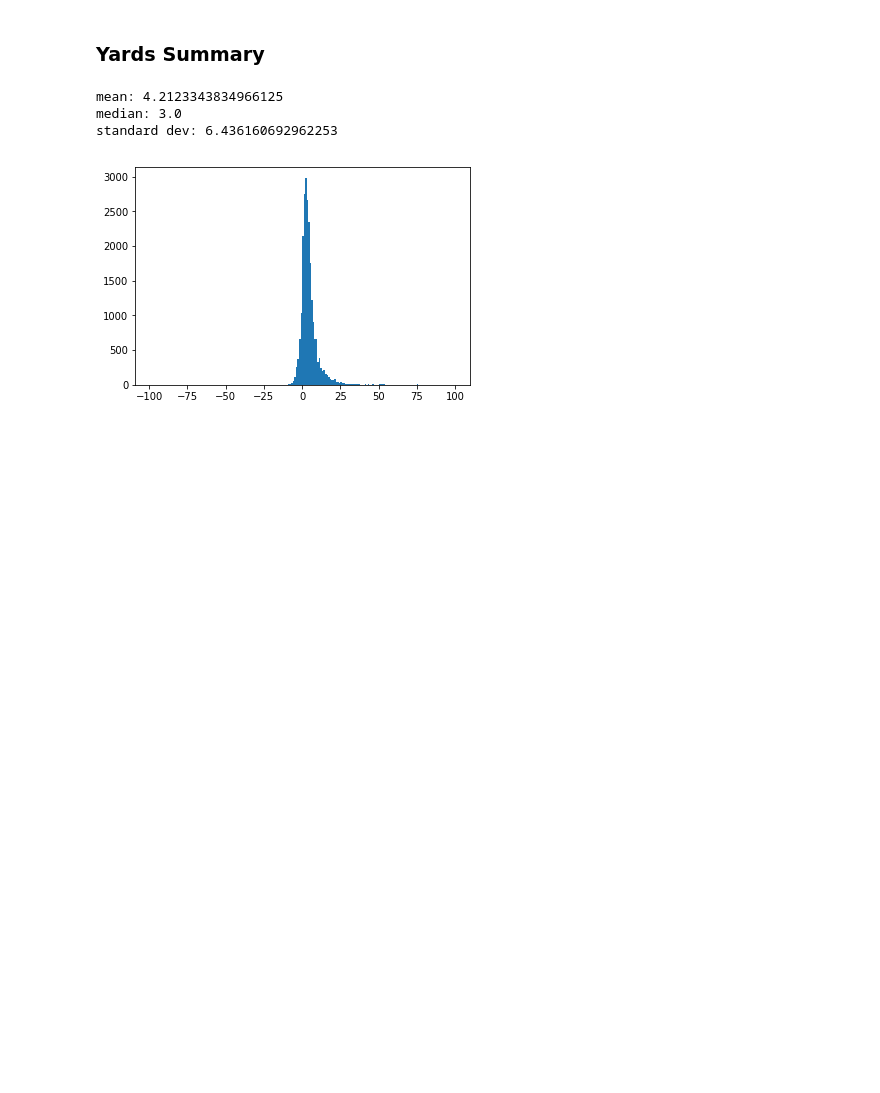
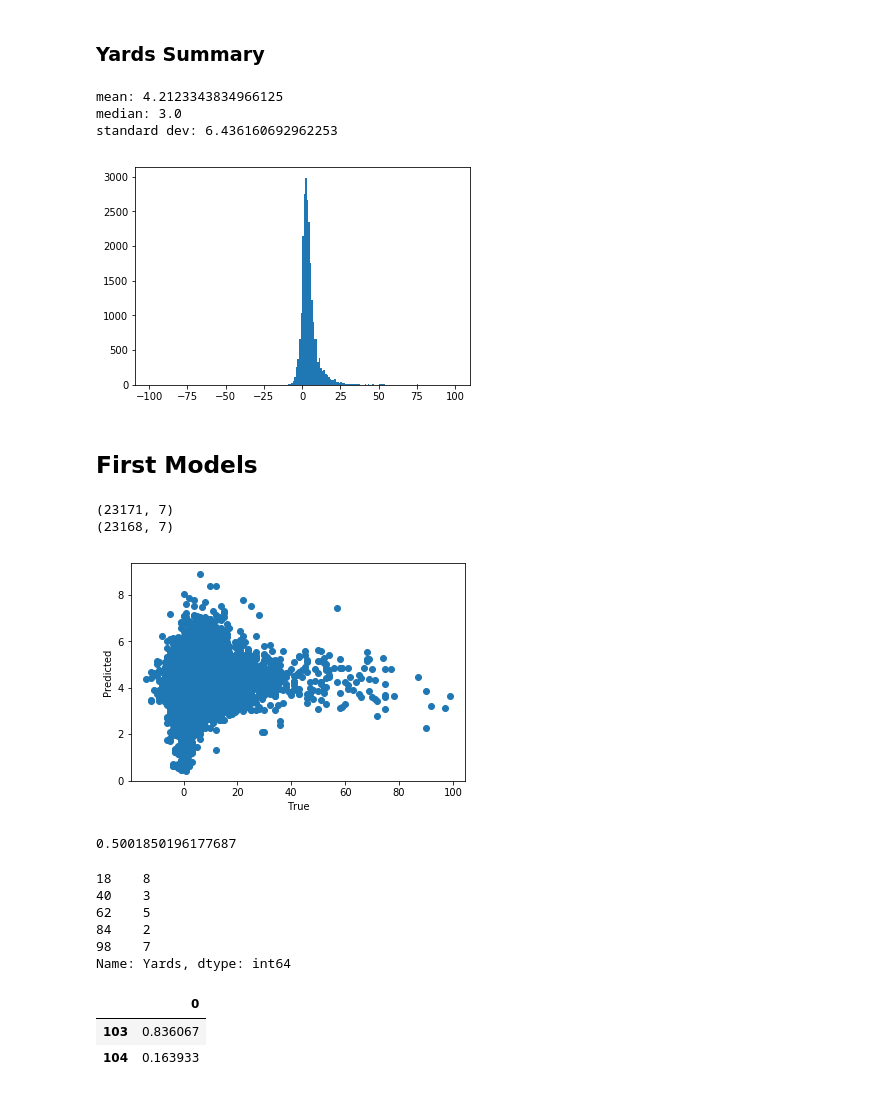
Before and after one commit to crhanlon/nfl_big_data_bowl, a Jupyter notebook: scripts/exploratory_data_analysis.ipynb, the cells around one changed output. Saved outputs shown, nothing was run; the diff lists cells and outputs as text; code cells hidden in the pictures; blank space fills up the shorter version.

Commit message:
Added model

```diff
--- a/scripts/exploratory_data_analysis.ipynb
+++ b/scripts/exploratory_data_analysis.ipynb
@@ -293,3 +294,5 @@ standard dev: 6.436160692962253
 vals, bins, patches = plt.hist(rusher_df['Yards'], bins=range(-99, 101))
 # %% [output]
 [figure]
+# %% [markdown]
+## First Models
@@ -295,0 +323,23 @@ vals, bins, patches = plt.hist(rusher_df['Yards'], bins=range(-99, 101))
+# %%
+# Input parameters
+reduced_df = rusher_df[['YardLine', 'Down', 'Distance', 'HomeScoreBeforePlay', 'VisitorScoreBeforePlay', 'DefendersInTheBox', 'Yards']]
+print(reduced_df.shape)
+reduced_df = reduced_df.dropna()
+print(reduced_df.shape)
+X = reduced_df[['YardLine', 'Down', 'Distance', 'HomeScoreBeforePlay', 'VisitorScoreBeforePlay', 'DefendersInTheBox']]
+Y = reduced_df['Yards']
+# %% [output]
+(23171, 7)
+(23168, 7)
+# %%
+lm = linear_model.LinearRegression()
+model = lm.fit(X, Y)
+# %%
+predictions = lm.predict(X)
+# %%
+plt.scatter(Y, predictions)
+plt.xlabel('True')
+plt.ylabel('Predicted')
+plt.show()
+# %% [output]
+[figure, added]
@@ -295,0 +366,20 @@ vals, bins, patches = plt.hist(rusher_df['Yards'], bins=range(-99, 101))
+# %%
+crps
+# %% [output]
+0.5001850196177687
+# %%
+print(Y[:5])
+# %% [output]
+18    8
+40    3
+62    5
+84    2
+98    7
+Name: Yards, dtype: int64
+# %%
+temp_df = pd.DataFrame(np.array(predictions_mod[4]))
+temp_df[temp_df[temp_df.columns[0]] != 0]
+# %% [output]
+|  | 0 |
+| 103 | 0.836067 |
+| 104 | 0.163933 |
```
Also changed, not shown: parts of 6 cells of this notebook.
